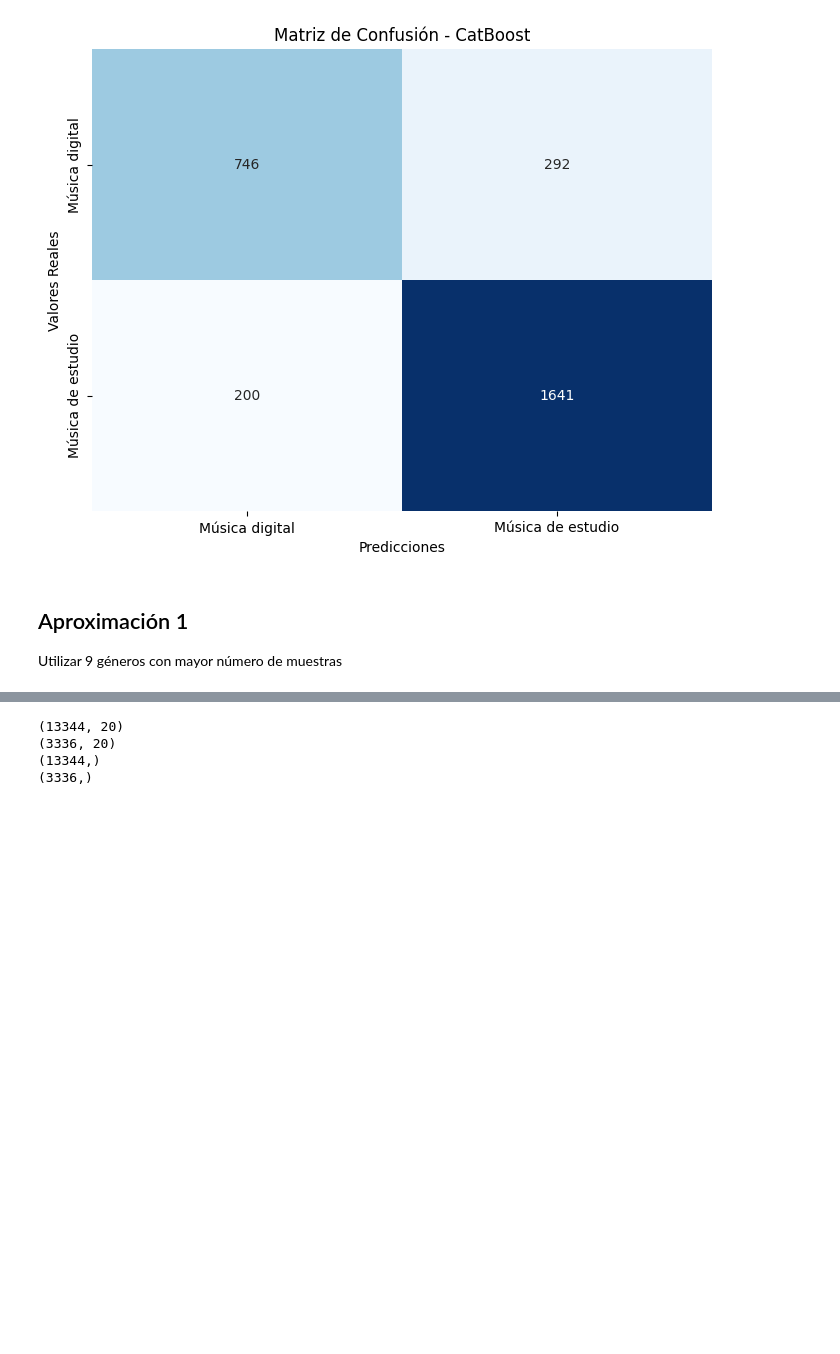
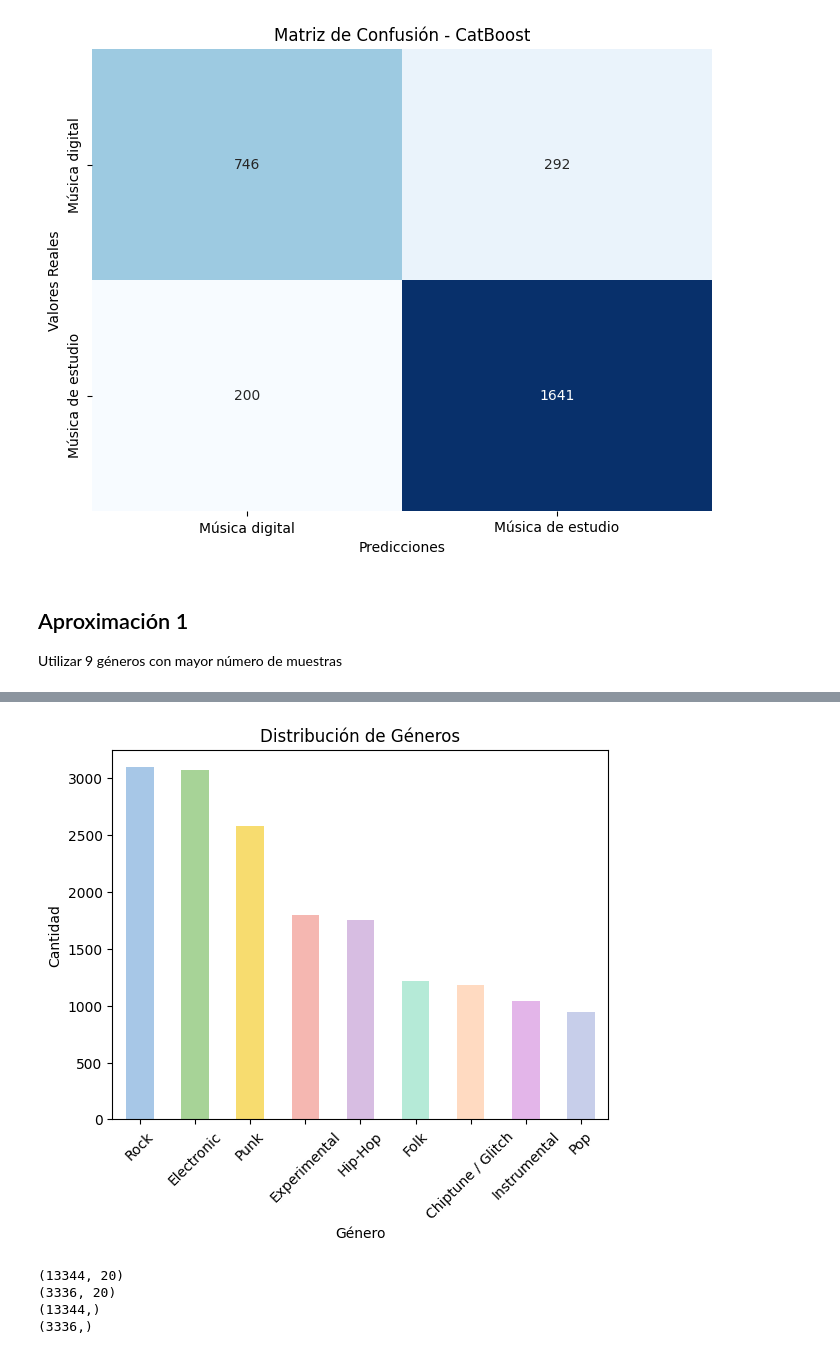
Before and after one commit to LucasQuintoDiario/ML_music_genres, a Jupyter notebook: notebooks/03_Entrenamiento_Evaluacion.ipynb, the cells around one changed output, grey strips where cells are left out. Cells and saved outputs as stored; diff of their text form; code cells hidden in the pictures; blank space fills up the shorter version.

```diff
--- a/notebooks/03_Entrenamiento_Evaluacion.ipynb
+++ b/notebooks/03_Entrenamiento_Evaluacion.ipynb
@@ -299,3 +287,27 @@ genre_labels = [
+# %%
+genre_counts_1 = df_1["genre"].value_counts().sort_index()
+
+
+colores_pastel = [
+    "#A7C7E7",  # Azul pastel
+    "#A7D397",  # Verde pastel
+    "#F7DC6F",  # Amarillo pastel
+    "#F5B7B1",  # Naranja pastel
+    "#D7BDE2",  # Morado pastel
+    "#B5EAD7",  # Verde agua pastel
+    "#FFDAC1",  # Melocotón pastel
+    "#E3B5E9",  # Lila pastel
+    "#C7CEEA"   # Lavanda pastel
+]
+
+genre_counts_1.sort_values(ascending=False).plot(kind="bar",color=colores_pastel)
+plt.xticks(rotation=45)
+plt.xlabel("Género")
+plt.ylabel("Cantidad")
+plt.title("Distribución de Géneros")
+plt.show()
+# %% [output]
+[figure, added]
 # %%
 # Definir X e y
 X = df_1.drop(columns=['genre_id', "genre"])
```
Also changed, not shown: parts of 29 cells of this notebook, 26 other files.
